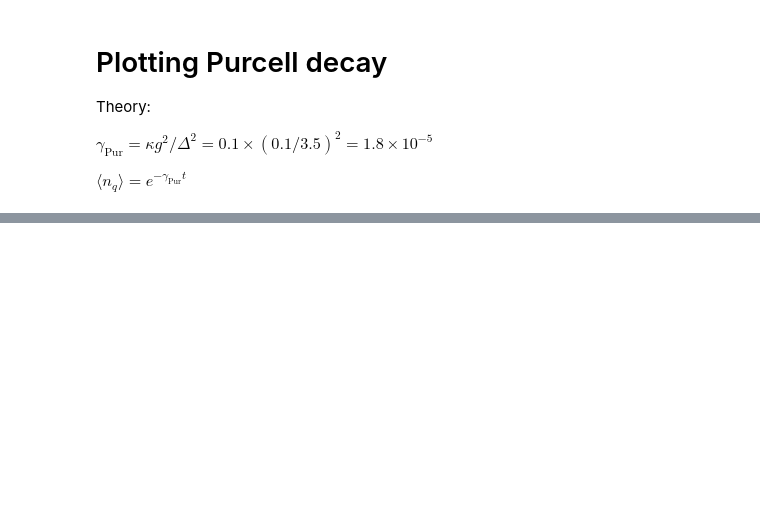
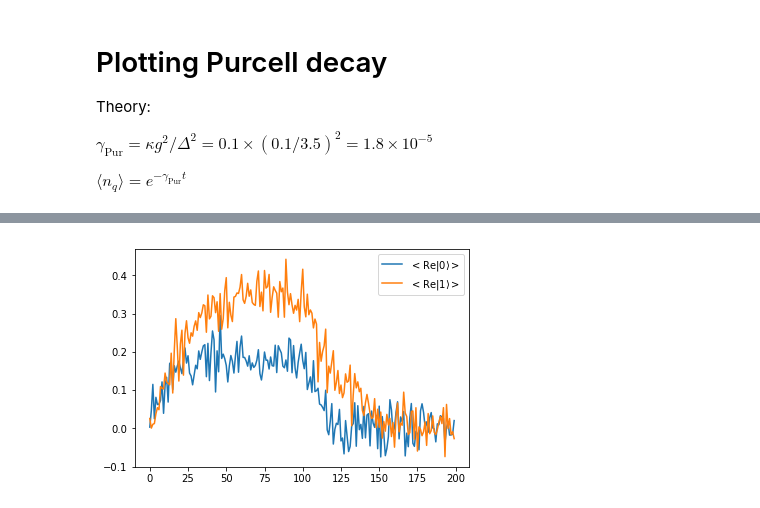
Before and after one commit to ooovector/QuTFyP, a Jupyter notebook: cQED Dispersive readout.ipynb, the cells around one changed output, grey strips where cells are left out. Cells and saved outputs as stored; diff of their text form; code cells hidden in the pictures; blank space fills up the shorter version.

```diff
--- a/cQED Dispersive readout.ipynb
+++ b/cQED Dispersive readout.ipynb
@@ -6,6 +6,8 @@ import math
 import matplotlib.pyplot as plt
 from math import pi
 from awg_iq_simulator import pulses, awg_iq_emulator
+# %%
+measurement_records = {}
 # %% [markdown]
 # Setting up the simulation:
 2-level system (qubit) @ 6.0 (GHz)
@@ -133,6 +138,8 @@ homodyne
 homodyne
 homodyne
 homodyne
+# %%
+measurement_records[initial_state_type] = measurements_vec_homodyne
 # %% [markdown]
 # Plotting Purcell decay
 Theory:
@@ -209,0 +229,12 @@ plt.show()
+# %%
+
+#plt.plot(np.real(measurement_records['ground']['resonator_decay'][:,0]), label='$\\operatorname{Re} |0 \\rangle$ SS')
+#plt.plot(np.real(measurement_records['excited']['resonator_decay'][:,0]), label='$\\operatorname{Re} |1 \\rangle$ SS')
+plt.plot(np.real(np.mean(measurement_records['ground']['resonator_decay'], axis=1)), label='$<\\operatorname{Re} |0 \\rangle>$')
+#plt.plot(np.real(np.mean(measurement_records['superposition']['resonator_decay'], axis=1)))
+plt.plot(np.real(np.mean(measurement_records['excited']['resonator_decay'], axis=1)), label='$<\\operatorname{Re} |1 \\rangle>$')
+plt.legend()
+plt.savefig('AVG sample real {}.png'.format(readout_power))
+plt.show()
+# %% [output]
+[figure, added]
```
Also changed, not shown: parts of 17 cells of this notebook, 41 other files.
